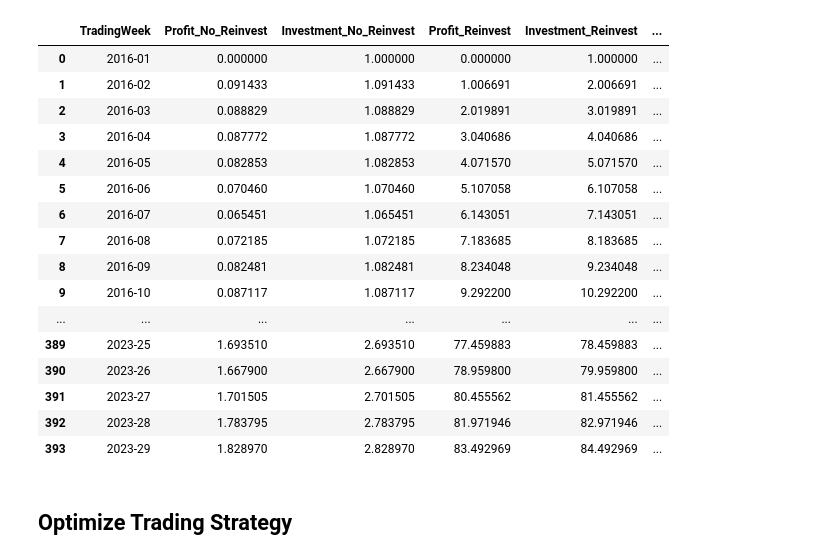
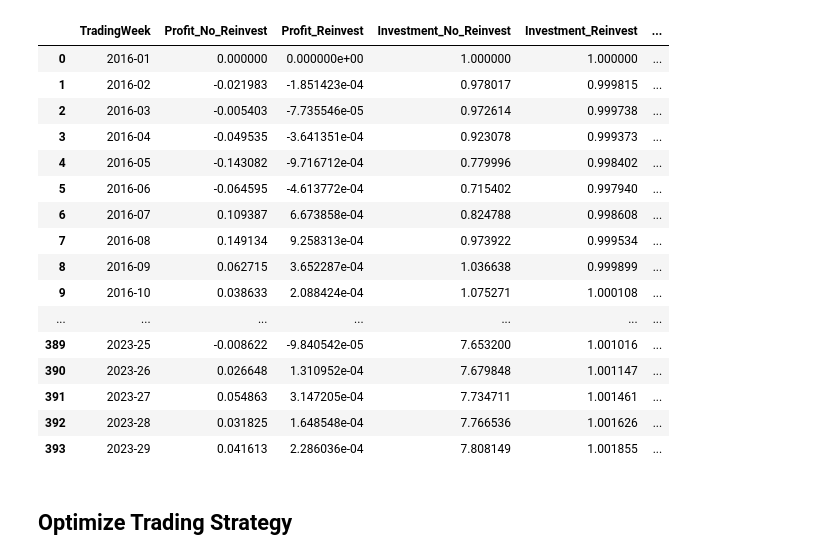
Before and after one commit to lizhicq/FastIsSlow, a Jupyter notebook: Tesla Option Trading Backtesting.ipynb, the cells around one changed output. Cells and saved outputs as stored; diff of their text form; code cells hidden in the pictures.

```diff
--- a/Tesla Option Trading Backtesting.ipynb
+++ b/Tesla Option Trading Backtesting.ipynb
@@ -65,11 +65,13 @@ output_df
 # %%
 # Initialize the profit and investment column
 pd.set_option('display.max_rows', 500)
+
+init_invest = 1.0
 weekly_df['Profit_No_Reinvest'] = 0.0
-weekly_df['Investment_No_Reinvest'] = 1.0 # The initial investment is 1 stock
+weekly_df['Investment_No_Reinvest'] = init_invest # The initial investment is $1
 
 weekly_df['Profit_Reinvest'] = 0.0
-weekly_df['Investment_Reinvest'] = 1.0  # The initial investment is 1 stock
+weekly_df['Investment_Reinvest'] = init_invest  # The initial investment is $1
 
 strike_factor = 1.15  # Adjust strike factor to 1.3
 premium = 0.0065
@@ -78,60 +80,66 @@ for i in range(1, len(weekly_df)):
     prev_close = weekly_df.loc[weekly_df.index[i-1], 'Adj Close']
     this_close = weekly_df.loc[weekly_df.index[i], 'Adj Close']
     strike_price = prev_close * strike_factor
     # Calculate One Share Profit
     if this_close < strike_price:
         profit = prev_close * premium
     else:
          # calculate loss in the future
-        profit = prev_close * premium - leverage * (this_close - strike_price)
-    # Each week's profit is the calculated profit
+        profit = 0 #prev_close * premium - leverage * (this_close - strike_price)
+
+    # percentage profit, as we use $1 to evaluate each week.
+    weekly_option_return = profit / weekly_df.loc[weekly_df.index[i-1], 'Adj Close']
+    weekly_stock_return = (this_close - prev_close) / prev_close
+    # No Re-invest
+    # Each week's profit is the calculated profit x initial_invest
     # Investment_No_Reinvest is the cum sum of each week profit
-    weekly_df.loc[weekly_df.index[i], 'Profit_No_Reinvest'] = profit
-    weekly_df.loc[weekly_df.index[i], 'Investment_No_Reinvest'] += (
-        weekly_df.loc[weekly_df.index[i], 'Profit_No_Reinvest']
+    weekly_df.loc[weekly_df.index[i], 'Profit_No_Reinvest'] = weekly_option_return + weekly_stock_return
+    weekly_df.loc[weekly_df.index[i], 'Investment_No_Reinvest'] = (
+        weekly_df.loc[weekly_df.index[i-1], 'Investment_No_Reinvest'] + # Previous Investment
+        weekly_df.loc[weekly_df.index[i], 'Profit_No_Reinvest'] # Option Trading Profit
     )
 
-
+    # Re-invest
     # For reinvest, each week's profit is the total value of all stocks at the end of the week times the premium
     weekly_df.loc[weekly_df.index[i], 'Profit_Reinvest'] = (
-        weekly_df.loc[weekly_df.index[i-1], 'Investment_Reinvest']
-        * (1 + profit/weekly_df.loc[weekly_df.index[i], 'Adj Close'])
+        weekly_option_return * weekly_df.loc[weekly_df.index[i-1], 'Investment_Reinvest'] * weekly_stock_return
     )
-    weekly_df.loc[weekly_df.index[i], 'Investment_Reinvest'] += (
+    weekly_df.loc[weekly_df.index[i], 'Investment_Reinvest'] = (
+        weekly_df.loc[weekly_df.index[i-1], 'Investment_Reinvest'] +
         weekly_df.loc[weekly_df.index[i], 'Profit_Reinvest']
     )
 
 
 # Calculate the current value of 1 dollar investment in TSLA stock
 weekly_df['Stock_Value'] = weekly_df['Close'] / weekly_df.loc[weekly_df.index[0], 'Close']
 
 # Select only necessary columns
 output_df = weekly_df[[
     'Profit_No_Reinvest',
+    'Profit_Reinvest',
     'Investment_No_Reinvest',
-    'Profit_Reinvest',
     'Investment_Reinvest',
     'Stock_Value'
     ]].reset_index()
 output_df
 # %% [output]
-|  | TradingWeek | Profit_No_Reinvest | Investment_No_Reinvest | Profit_Reinvest | Investment_Reinvest | ... |
-| 0 | 2016-01 | 0.000000 | 1.000000 | 0.000000 | 1.000000 | ... |
-| 1 | 2016-02 | 0.091433 | 1.091433 | 1.006691 | 2.006691 | ... |
-| 2 | 2016-03 | 0.088829 | 1.088829 | 2.019891 | 3.019891 | ... |
-| 3 | 2016-04 | 0.087772 | 1.087772 | 3.040686 | 4.040686 | ... |
-| 4 | 2016-05 | 0.082853 | 1.082853 | 4.071570 | 5.071570 | ... |
-| 5 | 2016-06 | 0.070460 | 1.070460 | 5.107058 | 6.107058 | ... |
-| 6 | 2016-07 | 0.065451 | 1.065451 | 6.143051 | 7.143051 | ... |
-| 7 | 2016-08 | 0.072185 | 1.072185 | 7.183685 | 8.183685 | ... |
-| 8 | 2016-09 | 0.082481 | 1.082481 | 8.234048 | 9.234048 | ... |
-| 9 | 2016-10 | 0.087117 | 1.087117 | 9.292200 | 10.292200 | ... |
+|  | TradingWeek | Profit_No_Reinvest | Profit_Reinvest | Investment_No_Reinvest | Investment_Reinvest | ... |
+| 0 | 2016-01 | 0.000000 | 0.000000e+00 | 1.000000 | 1.000000 | ... |
+| 1 | 2016-02 | -0.021983 | -1.851423e-04 | 0.978017 | 0.999815 | ... |
+| 2 | 2016-03 | -0.005403 | -7.735546e-05 | 0.972614 | 0.999738 | ... |
+| 3 | 2016-04 | -0.049535 | -3.641351e-04 | 0.923078 | 0.999373 | ... |
+| 4 | 2016-05 | -0.143082 | -9.716712e-04 | 0.779996 | 0.998402 | ... |
+| 5 | 2016-06 | -0.064595 | -4.613772e-04 | 0.715402 | 0.997940 | ... |
+| 6 | 2016-07 | 0.109387 | 6.673858e-04 | 0.824788 | 0.998608 | ... |
+| 7 | 2016-08 | 0.149134 | 9.258313e-04 | 0.973922 | 0.999534 | ... |
+| 8 | 2016-09 | 0.062715 | 3.652287e-04 | 1.036638 | 0.999899 | ... |
+| 9 | 2016-10 | 0.038633 | 2.088424e-04 | 1.075271 | 1.000108 | ... |
 | ... | ... | ... | ... | ... | ... | ... |
-| 389 | 2023-25 | 1.693510 | 2.693510 | 77.459883 | 78.459883 | ... |
-| 390 | 2023-26 | 1.667900 | 2.667900 | 78.959800 | 79.959800 | ... |
-| 391 | 2023-27 | 1.701505 | 2.701505 | 80.455562 | 81.455562 | ... |
-| 392 | 2023-28 | 1.783795 | 2.783795 | 81.971946 | 82.971946 | ... |
-| 393 | 2023-29 | 1.828970 | 2.828970 | 83.492969 | 84.492969 | ... |
+| 389 | 2023-25 | -0.008622 | -9.840542e-05 | 7.653200 | 1.001016 | ... |
+| 390 | 2023-26 | 0.026648 | 1.310952e-04 | 7.679848 | 1.001147 | ... |
+| 391 | 2023-27 | 0.054863 | 3.147205e-04 | 7.734711 | 1.001461 | ... |
+| 392 | 2023-28 | 0.031825 | 1.648548e-04 | 7.766536 | 1.001626 | ... |
+| 393 | 2023-29 | 0.041613 | 2.286036e-04 | 7.808149 | 1.001855 | ... |
 # %% [markdown]
 ## Optimize Trading Strategy
 # %%
```
Also changed, not shown: 2 other files.
